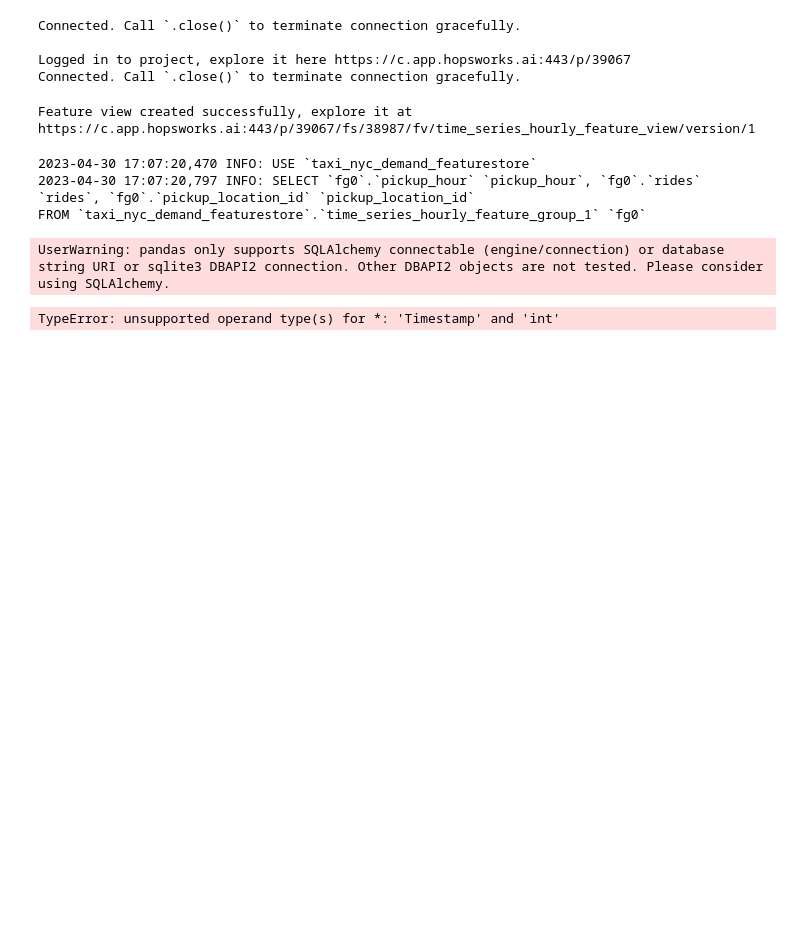
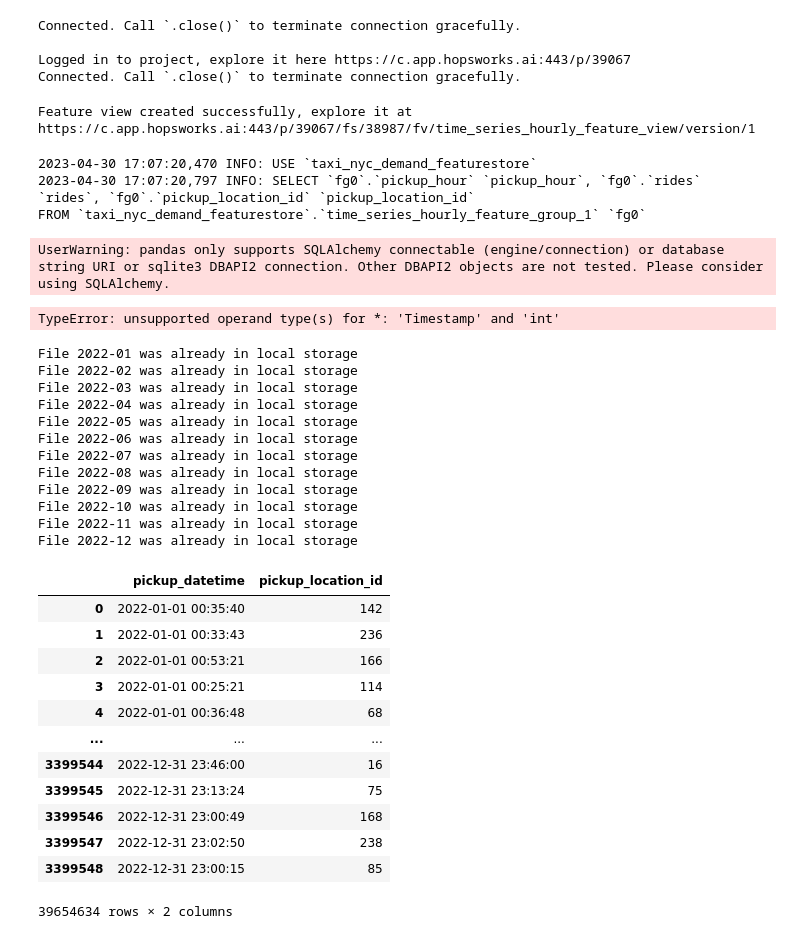
Before and after one commit to Anchit017/taxi_demand_predictor, a Jupyter notebook: notebooks/13_model_training_pipeline.ipynb, the cells around one changed output. Cells and saved outputs as stored; diff of their text form; code cells hidden in the pictures; blank space fills up the shorter version.

```diff
--- a/notebooks/13_model_training_pipeline.ipynb
+++ b/notebooks/13_model_training_pipeline.ipynb
@@ -55,3 +55,34 @@ ts_data, _ = feature_view.training_data(description='Time-series hourly taxi rid
 FROM `taxi_nyc_demand_featurestore`.`time_series_hourly_feature_group_1` `fg0`
 UserWarning: pandas only supports SQLAlchemy connectable (engine/connection) or database string URI or sqlite3 DBAPI2 connection. Other DBAPI2 objects are not tested. Please consider using SQLAlchemy.
 TypeError: unsupported operand type(s) for *: 'Timestamp' and 'int'
+# %%
+from src.data import load_raw_data
+
+rides = load_raw_data(year=2022)
+rides
+# %% [output]
+File 2022-01 was already in local storage
+File 2022-02 was already in local storage
+File 2022-03 was already in local storage
+File 2022-04 was already in local storage
+File 2022-05 was already in local storage
+File 2022-06 was already in local storage
+File 2022-07 was already in local storage
+File 2022-08 was already in local storage
+File 2022-09 was already in local storage
+File 2022-10 was already in local storage
+File 2022-11 was already in local storage
+File 2022-12 was already in local storage
+|  | pickup_datetime | pickup_location_id |
+| 0 | 2022-01-01 00:35:40 | 142 |
+| 1 | 2022-01-01 00:33:43 | 236 |
+| 2 | 2022-01-01 00:53:21 | 166 |
+| 3 | 2022-01-01 00:25:21 | 114 |
+| 4 | 2022-01-01 00:36:48 | 68 |
+| ... | ... | ... |
+| 3399544 | 2022-12-31 23:46:00 | 16 |
+| 3399545 | 2022-12-31 23:13:24 | 75 |
+| 3399546 | 2022-12-31 23:00:49 | 168 |
+| 3399547 | 2022-12-31 23:02:50 | 238 |
+| 3399548 | 2022-12-31 23:00:15 | 85 |
+39654634 rows × 2 columns
```
Also changed, not shown: parts of 13 cells of this notebook, 13 other files.
